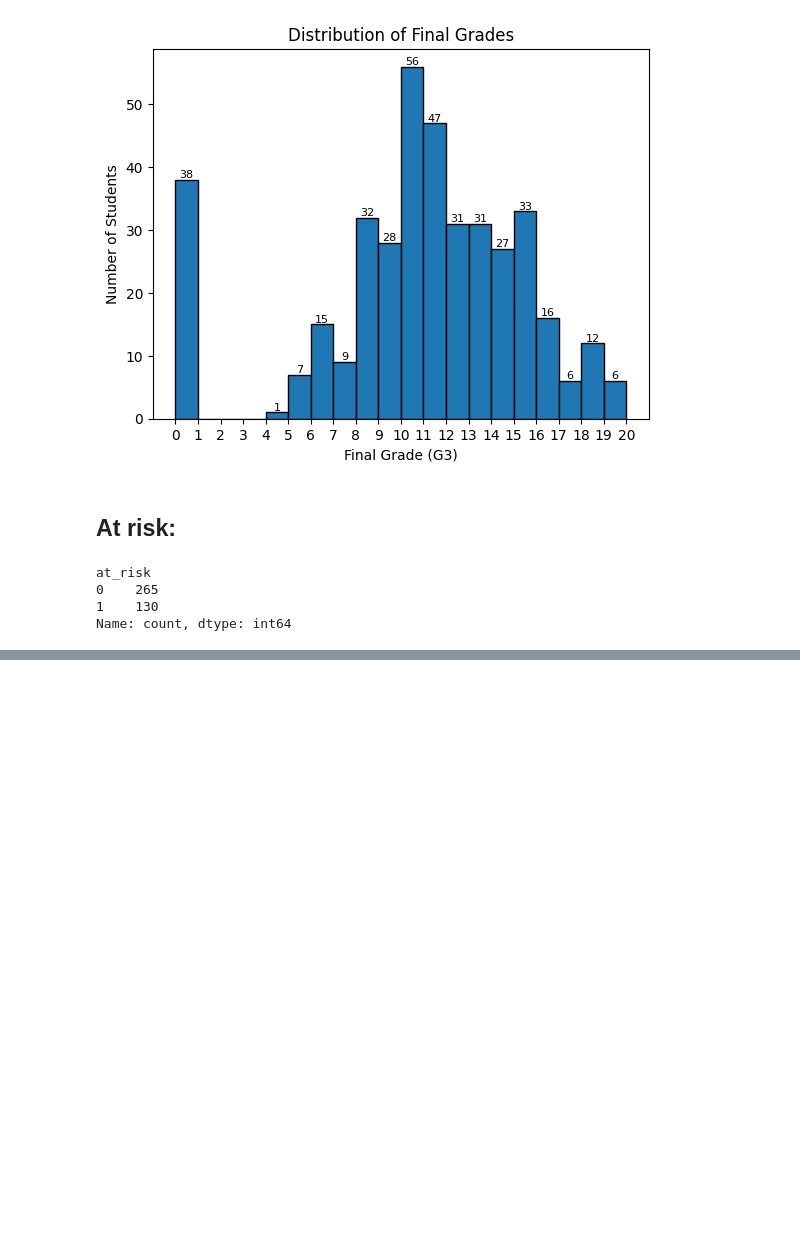
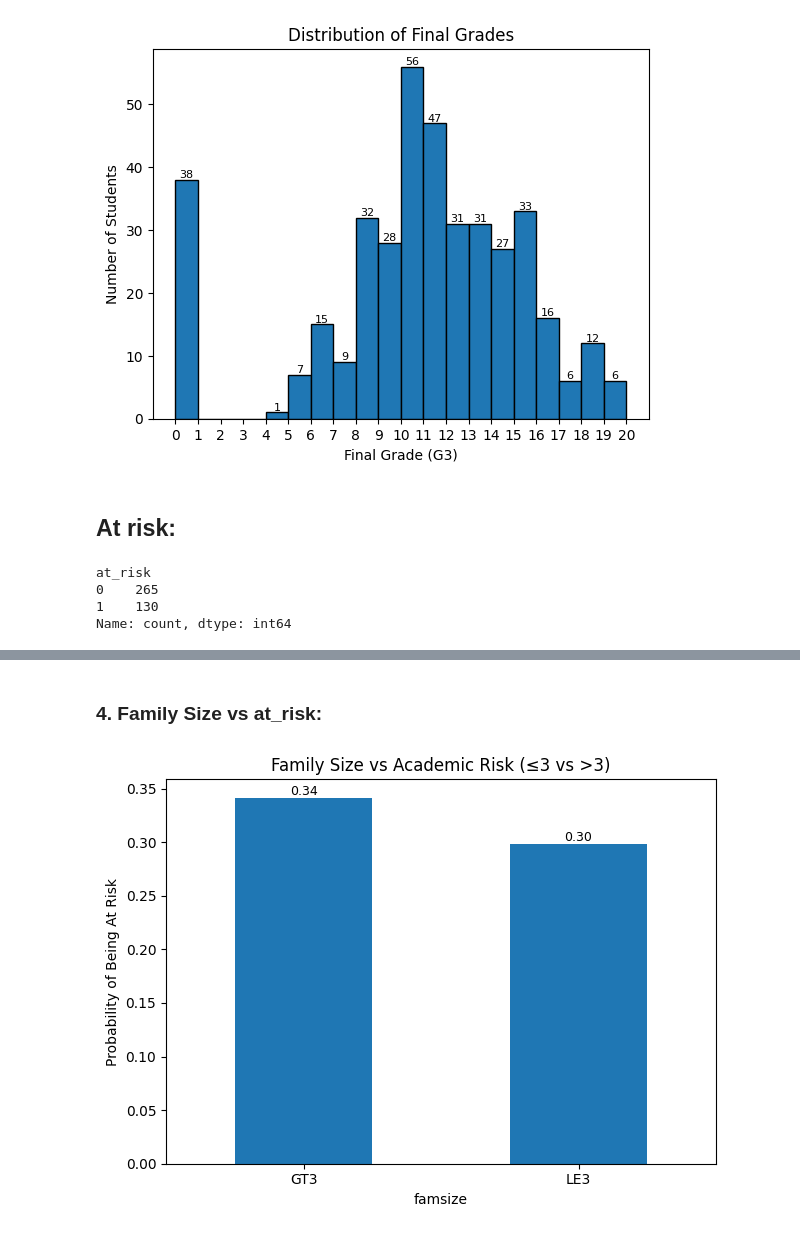
Before and after one commit to Mukhesh-Kumar-Ch/RiskLens, a Jupyter notebook: notebooks/exploratory_analysis.ipynb, the cells around one changed output, grey strips where cells are left out. Saved outputs shown, nothing was run; the diff lists cells and outputs as text; code cells hidden in the pictures; blank space fills up the shorter version.

```diff
--- a/notebooks/exploratory_analysis.ipynb
+++ b/notebooks/exploratory_analysis.ipynb
@@ -232,0 +280,14 @@ Name: count, dtype: int64
+# %% [markdown]
+### 4. Family Size vs at_risk:
+# %%
+risk_rate(df["famsize"])
+ax = risk_rate(df["famsize"])[1].plot(kind="bar")
+plt.ylabel("Probability of Being At Risk")
+plt.title("Family Size vs Academic Risk (≤3 vs >3)")
+for p in ax.patches:
+    ax.annotate(f"{p.get_height():.2f}", (p.get_x() + p.get_width() / 2., p.get_height()), ha='center', va='bottom', fontsize=9)
+plt.xticks(rotation=0)
+plt.tight_layout()
+plt.show()
+# %% [output]
+[figure, added]
```
Also changed, not shown: parts of 78 cells of this notebook.
